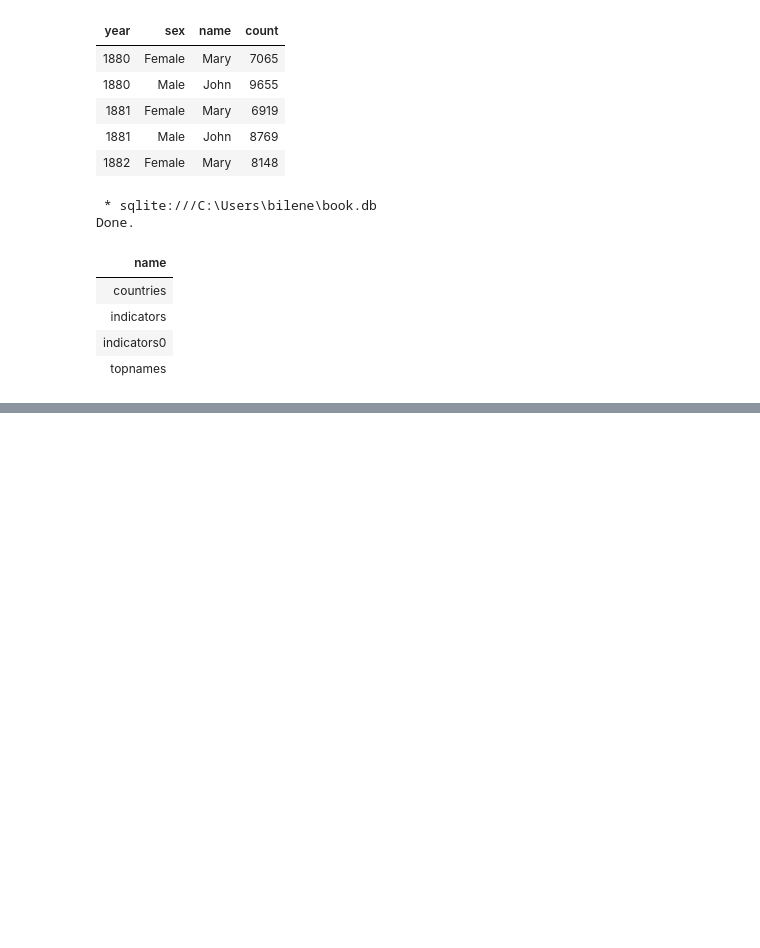
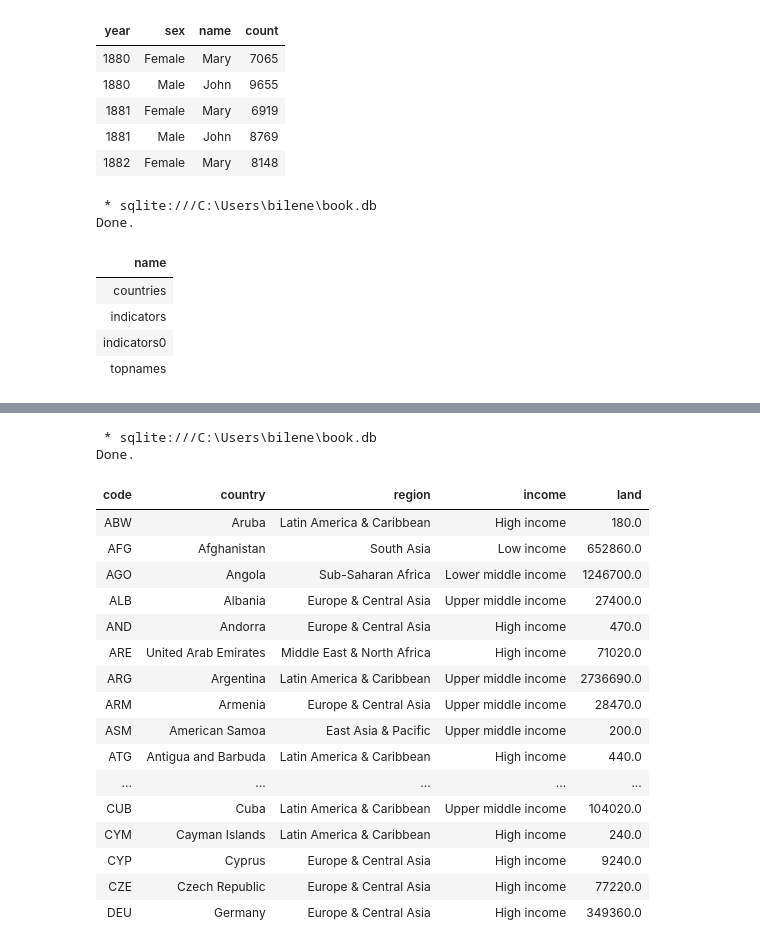
Before and after one commit to ernbilen/Data200_Spring23, a Jupyter notebook: notes/inclass/sql-intro.ipynb, the cells around one changed output, grey strips where cells are left out. Drawn from its saved outputs; the diff is of its cells as text; code cells hidden in the pictures; blank space fills up the shorter version.

```diff
--- a/notes/inclass/sql-intro.ipynb
+++ b/notes/inclass/sql-intro.ipynb
@@ -126,0 +344,26 @@ Done.
+# %%
+%%sql
+-- return back non-missing values based on a column
+SELECT * FROM countries
+WHERE land IS NOT NULL
+LIMIT 50
+# %% [output]
+ * sqlite:///C:\Users\bilene\book.db
+Done.
+| code | country | region | income | land |
+| ABW | Aruba | Latin America & Caribbean | High income | 180.0 |
+| AFG | Afghanistan | South Asia | Low income | 652860.0 |
+| AGO | Angola | Sub-Saharan Africa | Lower middle income | 1246700.0 |
+| ALB | Albania | Europe & Central Asia | Upper middle income | 27400.0 |
+| AND | Andorra | Europe & Central Asia | High income | 470.0 |
+| ARE | United Arab Emirates | Middle East & North Africa | High income | 71020.0 |
+| ARG | Argentina | Latin America & Caribbean | Upper middle income | 2736690.0 |
+| ARM | Armenia | Europe & Central Asia | Upper middle income | 28470.0 |
+| ASM | American Samoa | East Asia & Pacific | Upper middle income | 200.0 |
+| ATG | Antigua and Barbuda | Latin America & Caribbean | High income | 440.0 |
+| ... | ... | ... | ... | ... |
+| CUB | Cuba | Latin America & Caribbean | Upper middle income | 104020.0 |
+| CYM | Cayman Islands | Latin America & Caribbean | High income | 240.0 |
+| CYP | Cyprus | Europe & Central Asia | High income | 9240.0 |
+| CZE | Czech Republic | Europe & Central Asia | High income | 77220.0 |
+| DEU | Germany | Europe & Central Asia | High income | 349360.0 |
```
Also changed, not shown: parts of 21 cells of this notebook.
